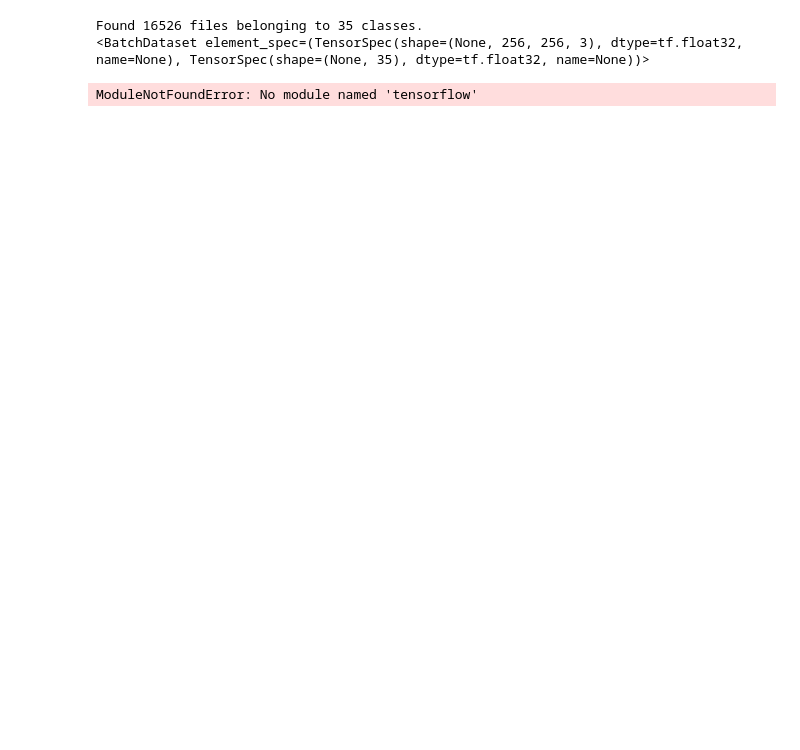
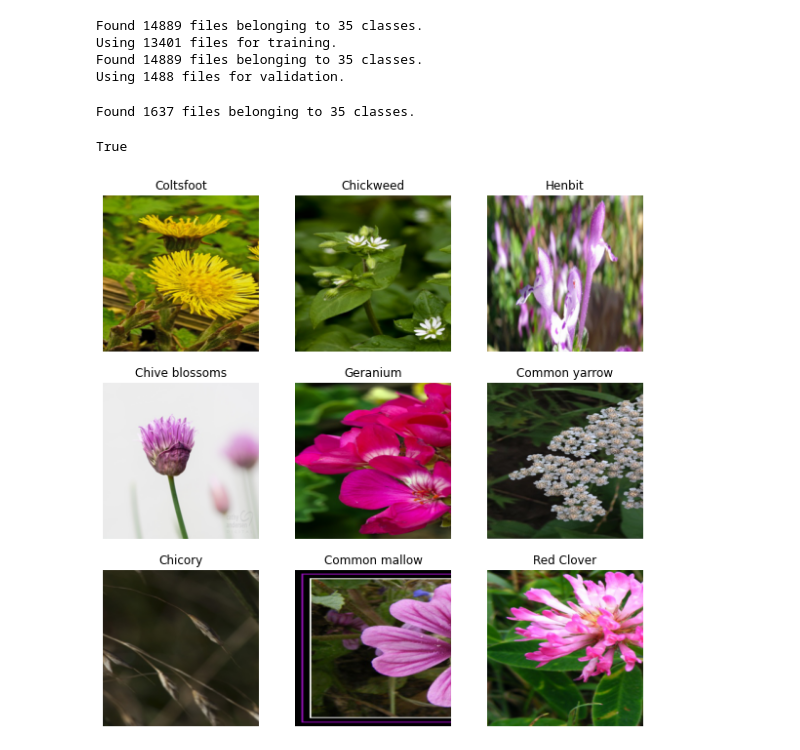
Before and after one commit to gabriellucasml/WildEdiblePlantDetector, a Jupyter notebook: Projeto.ipynb, the cells around one changed output. Saved outputs shown, nothing was run; the diff lists cells and outputs as text; code cells hidden in the pictures; blank space fills up the shorter version.

```diff
--- a/Projeto.ipynb
+++ b/Projeto.ipynb
@@ -22,3 +26,12 @@ VAL_PERC = 0.4
+# %%
+def generate_random_index_list(index_range, list_size):
+    random.seed()
+    index_list = []
+    while(len(index_list)<list_size):
+        index = random.randint(0,index_range)
+        if((index in index_list)==False):
+            index_list.append(index)
+    return index_list
 # %%
 if(os.path.isdir(os.getcwd()+'/dataset/processed') == False):
     species = pd.read_csv('class_names.csv').values.tolist()
@@ -53,26 +77,39 @@ def loadDataset(path):
     return pd.DataFrame(data)
 # %%
 from tensorflow.keras.preprocessing import image_dataset_from_directory
-dataset = image_dataset_from_directory(os.getcwd()+'/dataset/processed',
-                                       labels='inferred',
-                                       label_mode='categorical',
-                                       batch_size=256)
-print(dataset)
+train_dataset = image_dataset_from_directory(os.getcwd()+'/dataset/processed/training',
+                                             validation_split = VAL_PERC,
+                                             subset = "training",
+                                             seed = 123,
+                                             batch_size = BATCH_SIZE)
+val_dataset = image_dataset_from_directory(os.getcwd()+'/dataset/processed/training',
+                                             validation_split = VAL_PERC,
+                                             subset = "validation",
+                                             seed = 123,
+                                             batch_size = BATCH_SIZE)
 # %% [output]
-Found 16526 files belonging to 35 classes.
-<BatchDataset element_spec=(TensorSpec(shape=(None, 256, 256, 3), dtype=tf.float32, name=None), TensorSpec(shape=(None, 35), dtype=tf.float32, name=None))>
+Found 14889 files belonging to 35 classes.
+Using 13401 files for training.
+Found 14889 files belonging to 35 classes.
+Using 1488 files for validation.
-# %%
-dataset = dataset.unbatch()
-images = list(dataset.map(lambda x, y:x))
-labels = list(dataset.map(lambda x, x:y))
-# %%
-from random import seed
-from random import randint
-from datetime import datetime
-# seed random number generator
-seed(datetime.now())
-rand = randint(0,16526)
-Image.fromarray(dataset[0][rand]).show()
-print(dataset[1][rand])
-# %% [output]
-ModuleNotFoundError: No module named 'tensorflow'
+# %%
+test_dataset = image_dataset_from_directory(os.getcwd()+'/dataset/processed/testing',
+                                            batch_size=BATCH_SIZE)
+# %% [output]
+Found 1637 files belonging to 35 classes.
+# %%
+class_names = train_dataset.class_names
+test_class_names = test_dataset.class_names
+print(class_names==test_class_names)
+# %% [output]
+True
+# %%
+plt.figure(figsize=(10, 10))
+for images, labels in train_dataset.take(1):
+    for i in range(9):
+        ax = plt.subplot(3, 3, i + 1)
+        plt.imshow(images[i].numpy().astype("uint8"))
+        plt.title(class_names[labels[i]])
+        plt.axis("off")
+# %% [output]
+[figure, added]
```
Also changed, not shown: parts of 27 cells of this notebook, 17 other files.
